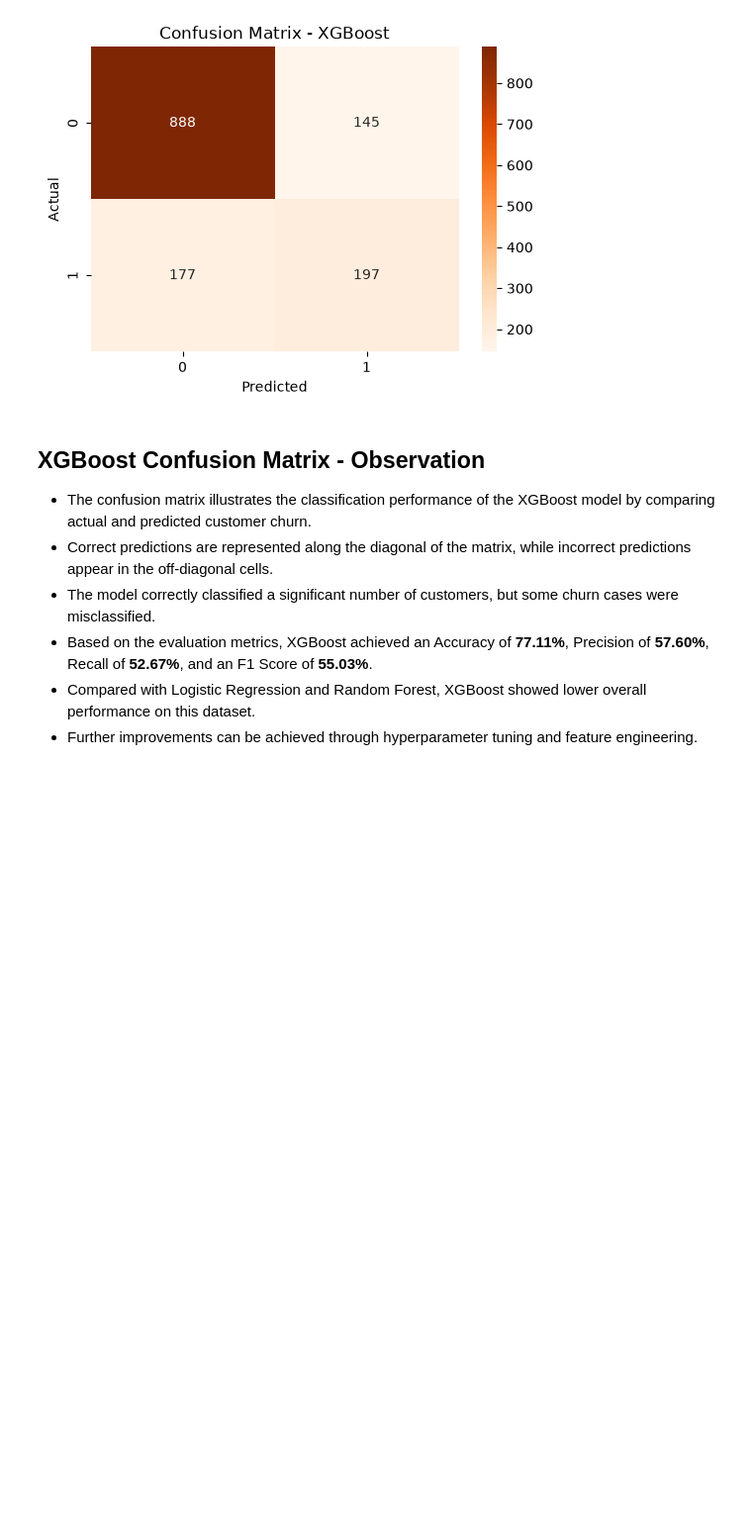
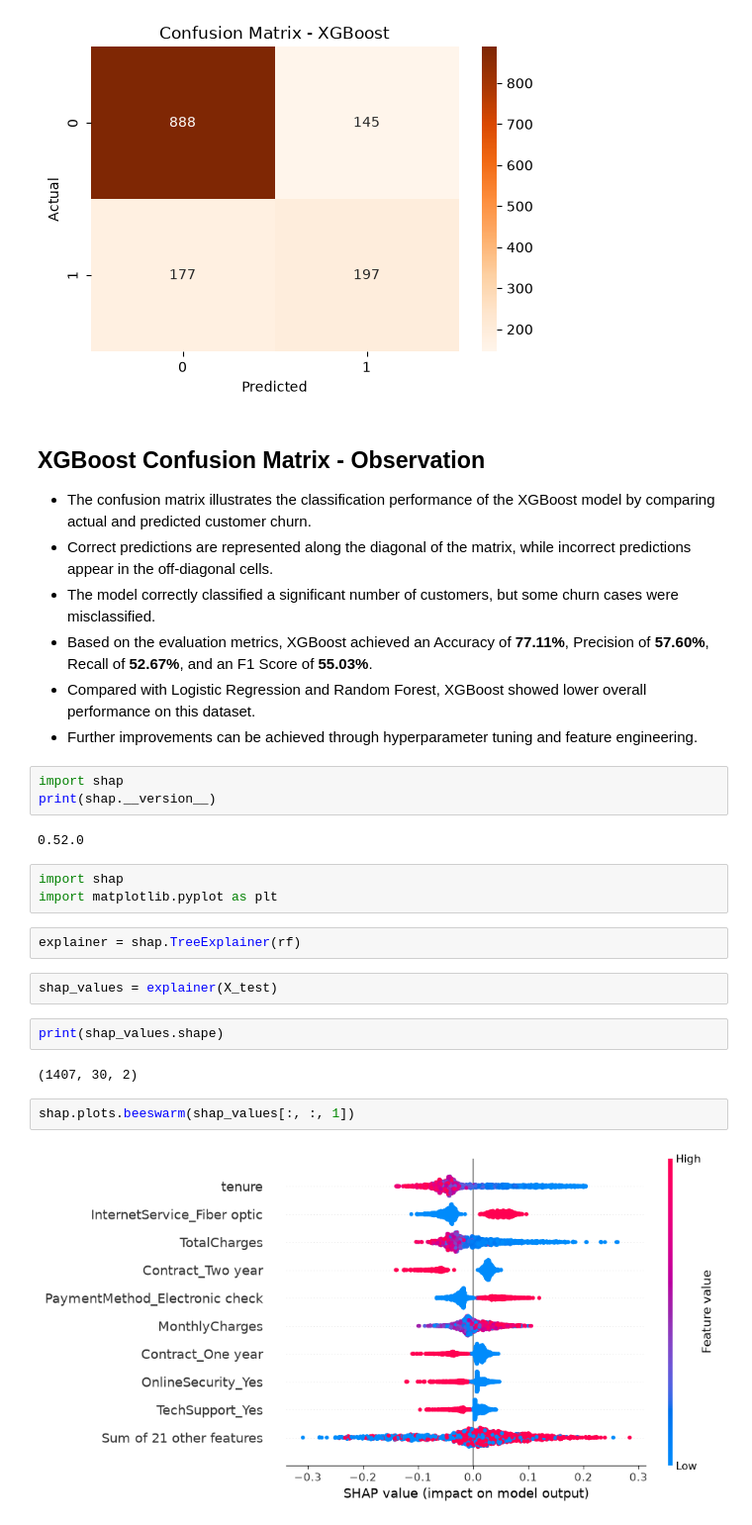
Before and after one commit to janupalliradhika/customer-churn-prediction, a Jupyter notebook: notebooks/eda.ipynb, the cells around one changed output. Shown at 99% size. Saved outputs shown, nothing was run; the diff lists cells and outputs as text; blank space fills up the shorter version.

Commit message:
Completed Day 14 SHAP explainability analysis

```diff
--- a/notebooks/eda.ipynb
+++ b/notebooks/eda.ipynb
@@ -1166,3 +1166,23 @@ plt.show()
 - Based on the evaluation metrics, XGBoost achieved an Accuracy of **77.11%**, Precision of **57.60%**, Recall of **52.67%**, and an F1 Score of **55.03%**.
 - Compared with Logistic Regression and Random Forest, XGBoost showed lower overall performance on this dataset.
 - Further improvements can be achieved through hyperparameter tuning and feature engineering.
+# %%
+import shap
+print(shap.__version__)
+# %% [output]
+0.52.0
+# %%
+import shap
+import matplotlib.pyplot as plt
+# %%
+explainer = shap.TreeExplainer(rf)
+# %%
+shap_values = explainer(X_test)
+# %%
+print(shap_values.shape)
+# %% [output]
+(1407, 30, 2)
+# %%
+shap.plots.beeswarm(shap_values[:, :, 1])
+# %% [output]
+[figure, added]
```
Also changed, not shown: parts of 5 cells of this notebook.
